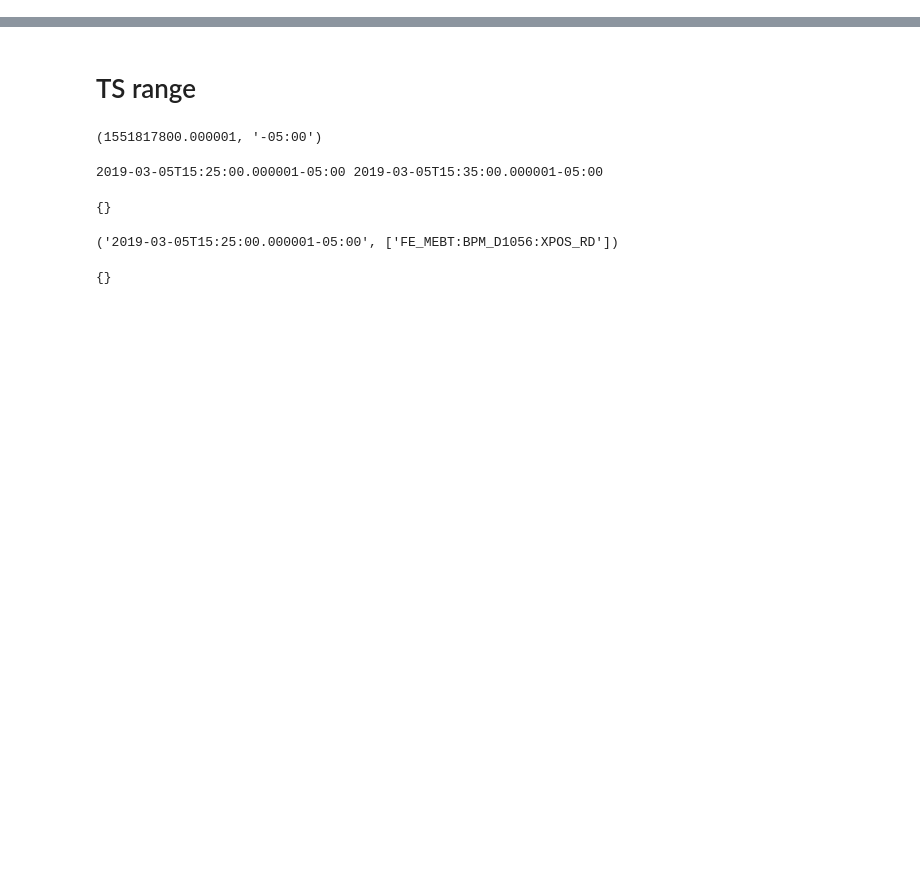
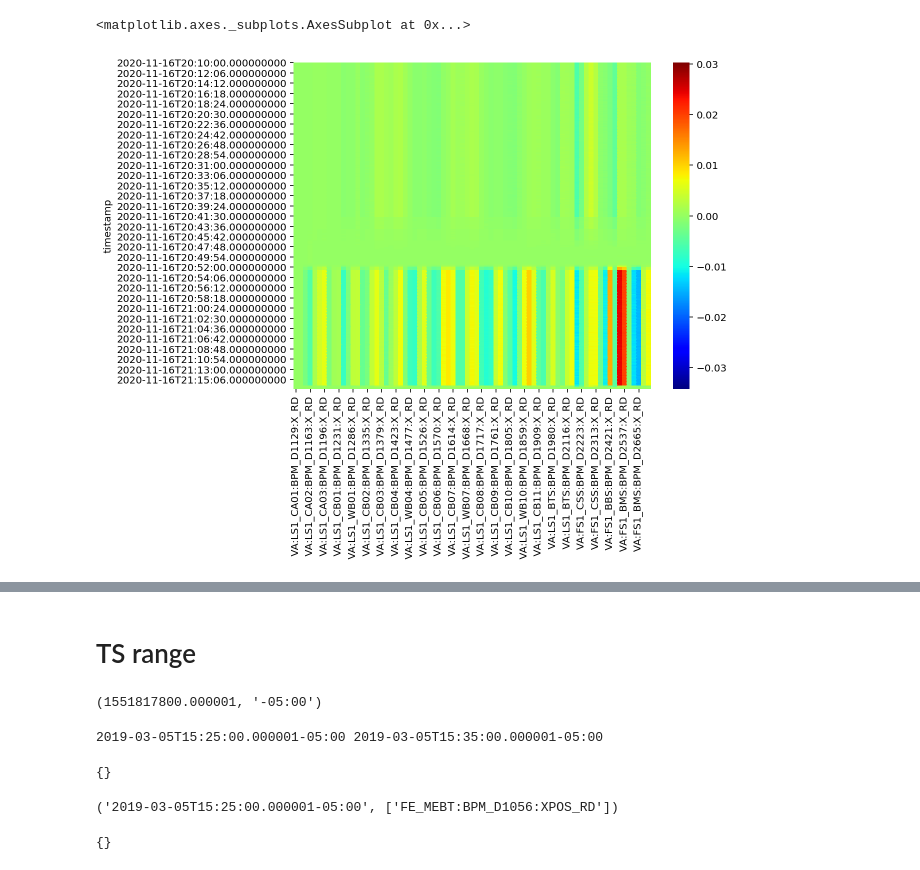
Before and after one commit to zhangt58/PyArchAppl, a Jupyter notebook: examples/test_pyarchappl.ipynb, the cells around one changed output, grey strips where cells are left out. Cells and saved outputs as stored; diff of their text form; code cells hidden in the pictures; blank space fills up the shorter version.

```diff
--- a/examples/test_pyarchappl.ipynb
+++ b/examples/test_pyarchappl.ipynb
@@ -38,0 +26,11 @@ r = client.get_data_at_time([pvs_x[0]], ts=_ts0)
+# %%
+bpm_x_pv_list = [i.pv('X', handle='readback')[0] for i in bpms]
+bpm_x_pv_list = [i.pv('Y', handle='readback')[0] for i in bpms]
+cor_x_pv_list = [i.pv('I', handle='setpoint')[0] for i in hcors]
+cor_y_pv_list = [i.pv('I', handle='setpoint')[0] for i in vcors]
+field_list = ['X', 'Y']
+pv1 = cor_x_pv_list[0]
+pv2 = bpm_x_pv_list[0]
+# %%
+t0 = dformat(2020, 11, 16, 15, 10) #, time_zone='America/New_York')
+t1 = dformat(2020, 11, 16, 16, 17)
@@ -38,0 +114,3 @@ r = client.get_data_at_time([pvs_x[0]], ts=_ts0)
+# %%
+data_set = get_dataset(bpms, field_list, t0, t1,
+                       resample="1S", verbose=1, client=data_client)
@@ -38,0 +152,3 @@ r = client.get_data_at_time([pvs_x[0]], ts=_ts0)
+# %%
+data_set_x = data_set.iloc[:, 0::2]
+data_set_y = data_set.iloc[:, 1::2]
@@ -38,0 +189,5 @@ r = client.get_data_at_time([pvs_x[0]], ts=_ts0)
+# %%
+sns.heatmap(data_set_x, cmap='jet')
+# %% [output]
+<matplotlib.axes._subplots.AxesSubplot at 0x...>
+[figure, added]
```
Also changed, not shown: parts of 72 cells of this notebook.
